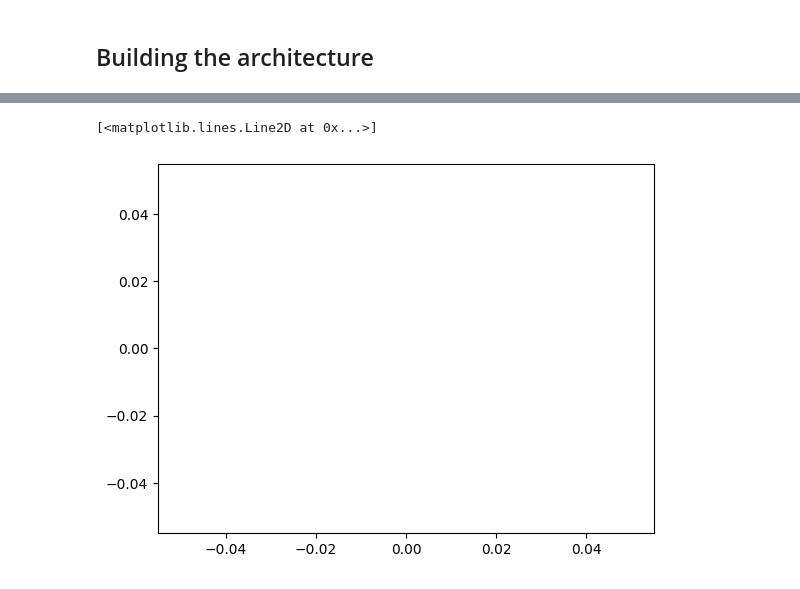
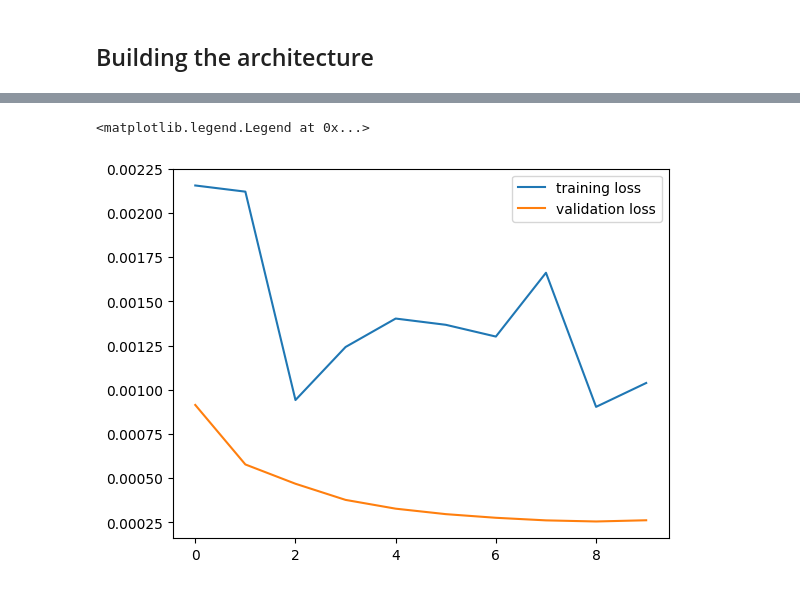
Before and after one commit to zyuvraj53/Neural-Network, a Jupyter notebook: GWA/Untitled.ipynb, the cells around one changed output, grey strips where cells are left out. Cells and saved outputs as stored; diff of their text form; code cells hidden in the pictures.

```diff
--- a/GWA/Untitled.ipynb
+++ b/GWA/Untitled.ipynb
@@ -447,3 +497,9 @@ X[0], X[1]
 import tensorflow as tf
 from tensorflow import keras
 from tensorflow.keras import layers
+# %%
+import math
+for i in range(1, 404165):
+    for j in range(0, 10):
+        if math.isnan(X[i][j][0]) or X[i][j][0] == 0:
+            X[i][j][0] = X[i-1][j][0]
@@ -459,7 +535,9 @@ model.add(layers.Dropout(rate=0.2))
 # %%
 model.add(layers.Dense(1))
 # %%
-model.compile(loss='mean_squared_error', optimizer='adam')
+# model.compile(loss='mean_squared_error', optimizer='adam')
+# model.compile(loss='categorical_crossentropy', optimizer='adam')
+model.compile(loss='mean_squared_error', optimizer=tf.keras.optimizers.Adam(clipvalue=0.5))
 # %%
 model.summary()
 # %% [output]
@@ -477,10 +555,10 @@ Model: "sequential_1"
  Trainable params: 19 (76.00 B)
  Non-trainable params: 0 (0.00 B)
 # %%
-history = model.fit(X[:2],
-                    Y[:2],
+history = model.fit(X[8:10],
+                    Y[8:10],
                     shuffle=False,
-                    epochs=1,
+                    epochs=10,
                     batch_size=32,
                     validation_split=0.2,
                     verbose=1)
@@ -489,5 +681,7 @@ history = model.fit(X[:2],
 # %%
  plt.plot(history.history['loss'], label = 'training loss')
+plt.plot(history.history['val_loss'], label = 'validation loss')
+plt.legend()
 # %% [output]
-[<matplotlib.lines.Line2D at 0x...>]
+<matplotlib.legend.Legend at 0x...>
-[figure, old version]
+[figure, new version]
```
Also changed, not shown: parts of 25 cells of this notebook, 2 other files.
